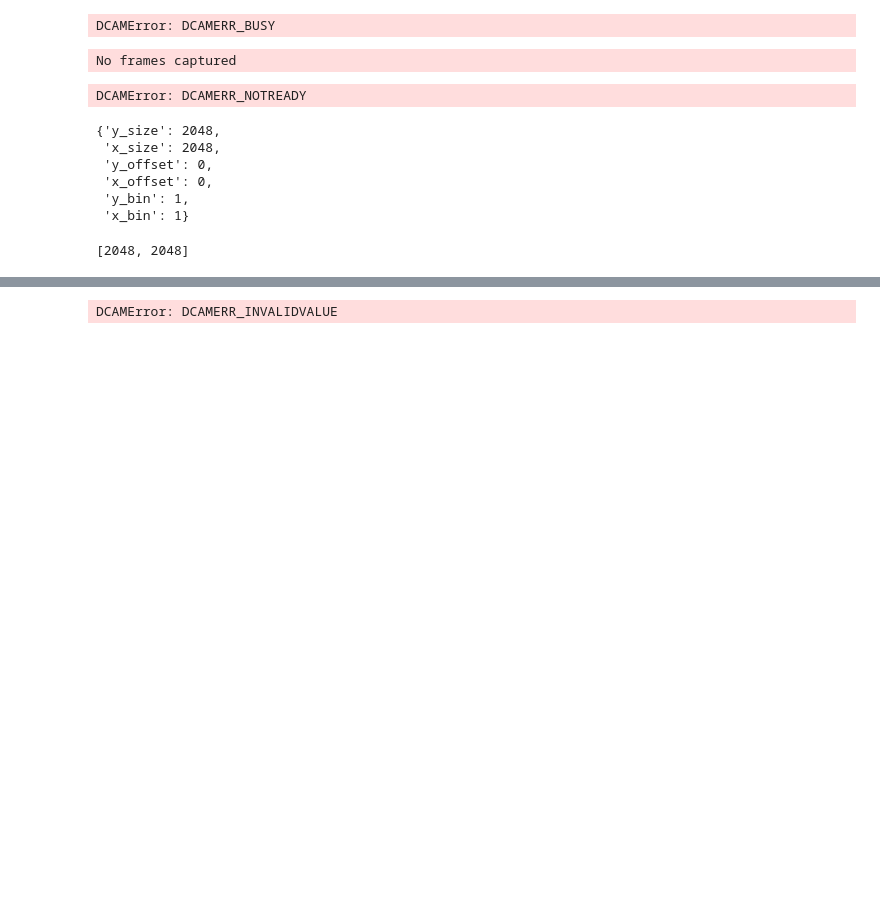
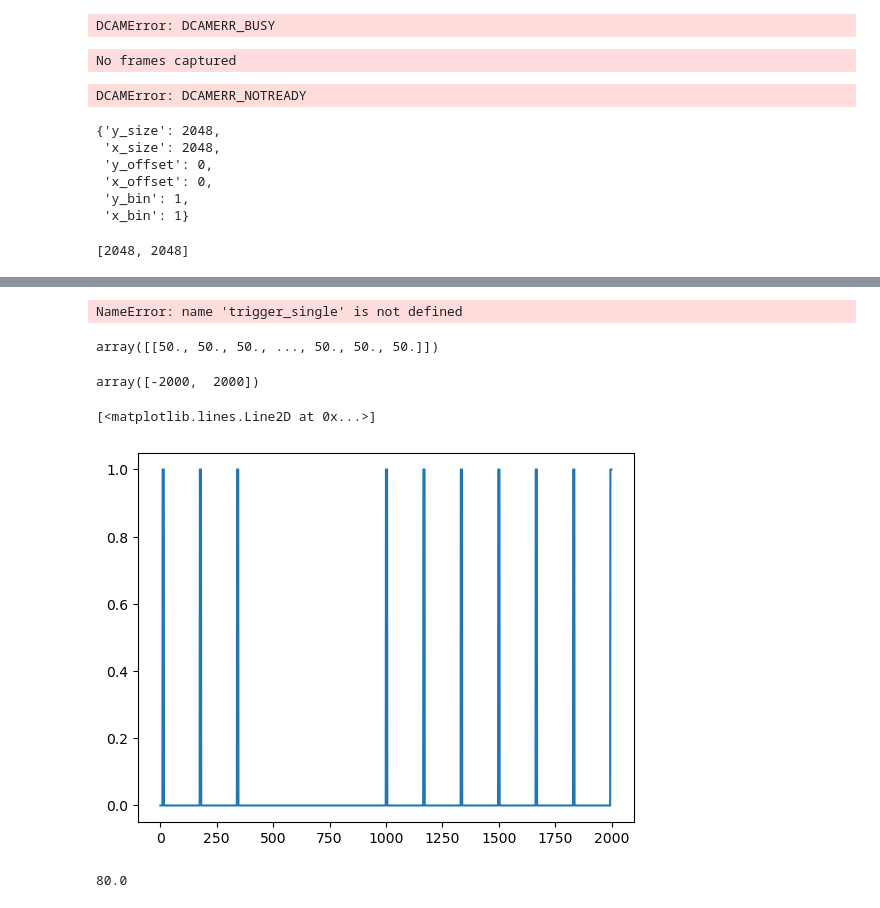
Before and after one commit to LukBorn/LFM, a Jupyter notebook: lfm/test_cam.ipynb, the cells around one changed output, grey strips where cells are left out. Saved outputs shown, nothing was run; the diff lists cells and outputs as text; code cells hidden in the pictures; blank space fills up the shorter version.

Commit message:
working external trigger and daq

```diff
--- a/lfm/test_cam.ipynb
+++ b/lfm/test_cam.ipynb
@@ -244,2 +43,12 @@ im_stack, timestamps, frame_counts = cam.acquire_stack(100)
 # %%
-cam.frame_shape
+import yaml
+import numpy as np
+import matplotlib.pyplot as plt
+from control_lfm import get_full_waveforms
+with open(r"C:\Users\jlab\Repos\lfm\lfm\config\gui_lfm_defaults.yml", "r") as file:
+        conf = yaml.safe_load(file)
+led_full, trigger_full, led_single, trigger_single, frame_time = get_full_waveforms(conf)
+from daq import unifiedDAO
+from nidaqmx.utils import flatten_channel_string, unflatten_channel_string
+dao = unifiedDAO(50000, ao_chans="Dev1/ao2", do_port="port0/line0", shutter_line="PFI0")
+# with dao.queue_data(led_single, trigger_single, finite=False, chunked=False):
@@ -399,0 +348,4 @@ cam.exposure_time
+# %%
+trigger_single.astype(bool)
+# %% [output]
+NameError: name 'trigger_single' is not defined
@@ -400,8 +356,22 @@ cam.exposure_time
+# %%
+led_single
+# %% [output]
+array([[50., 50., 50., ..., 50., 50., 50.]])
 # %%
-cam.disarm()
+slices = (slice(None), slice(248000, 252000))
+slices = list(slices)
+ramp_idx = slices[1].start -len(ramp),slices[1].stop-len(ramp)
+ramp_idx
+# %% [output]
+array([-2000,  2000])
 # %%
-cam.hdcam.dcamprop_setvalue(DCAMIDPROP.DCAM_IDPROP_IMAGE_PIXELTYPE, 0.)
+import yaml
+from control import get_full_waveforms
+with open(r"C:\Users\jlab\Repos\lfm\lfm\config\gui_defaults.yml", "r") as file:
+        conf = yaml.safe_load(file)
+ao_full, do_full, ao_single, do_single, ft = get_full_waveforms(conf)
-# %% [output]
-DCAMError: DCAMERR_INVALIDVALUE
 # %%
-cam.
+plt.plot(do_full[0,49000:51000])
+# %% [output]
+[<matplotlib.lines.Line2D at 0x...>]
+[figure, added]
@@ -407,0 +381,4 @@ cam.
+# %%
+1/(1/80)
+# %% [output]
+80.0
```
Also changed, not shown: parts of 22 cells of this notebook, 7 other files.
